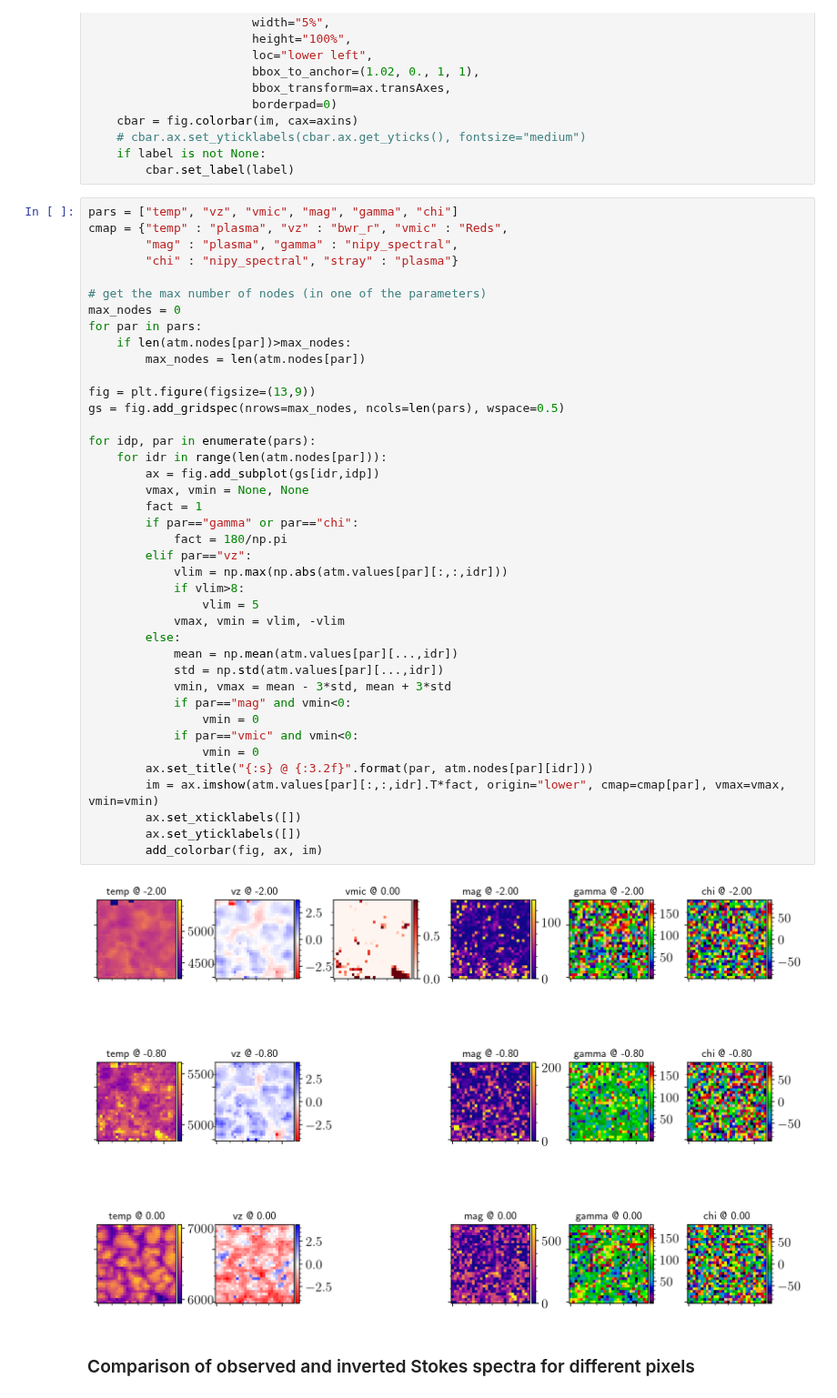
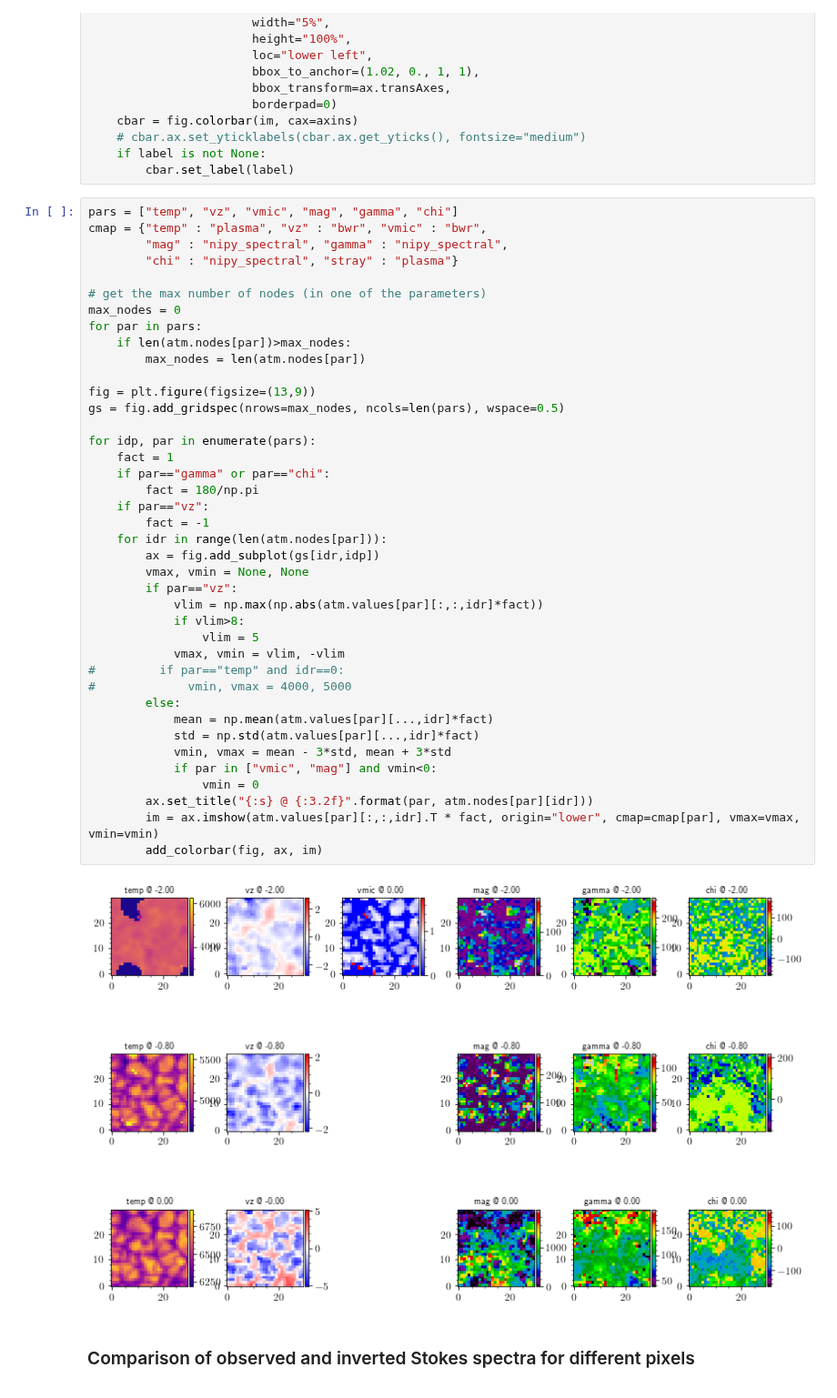
Before and after one commit to dvukadinovic/globin, a Jupyter notebook: vispec/inversion_inspect.ipynb, the cells around one changed output. Shown at 91% size. Cells and saved outputs as stored; diff of their text form.

```diff
--- a/vispec/inversion_inspect.ipynb
+++ b/vispec/inversion_inspect.ipynb
@@ -88,46 +91,46 @@ def add_colorbar(fig, ax, im, label=None):
         cbar.set_label(label)
 # %%
 pars = ["temp", "vz", "vmic", "mag", "gamma", "chi"]
-cmap = {"temp" : "plasma", "vz" : "bwr_r", "vmic" : "Reds",
-        "mag" : "plasma", "gamma" : "nipy_spectral",
+cmap = {"temp" : "plasma", "vz" : "bwr", "vmic" : "bwr",
+        "mag" : "nipy_spectral", "gamma" : "nipy_spectral",
         "chi" : "nipy_spectral", "stray" : "plasma"}
 
 # get the max number of nodes (in one of the parameters)
 max_nodes = 0
 for par in pars:
     if len(atm.nodes[par])>max_nodes:
         max_nodes = len(atm.nodes[par])
 
 fig = plt.figure(figsize=(13,9))
 gs = fig.add_gridspec(nrows=max_nodes, ncols=len(pars), wspace=0.5)
 
 for idp, par in enumerate(pars):
+    fact = 1
+    if par=="gamma" or par=="chi":
+        fact = 180/np.pi
+    if par=="vz":
+        fact = -1
     for idr in range(len(atm.nodes[par])):
         ax = fig.add_subplot(gs[idr,idp])
         vmax, vmin = None, None
-        fact = 1
-        if par=="gamma" or par=="chi":
-            fact = 180/np.pi
-        elif par=="vz":
-            vlim = np.max(np.abs(atm.values[par][:,:,idr]))
+        if par=="vz":
+            vlim = np.max(np.abs(atm.values[par][:,:,idr]*fact))
             if vlim>8:
                 vlim = 5
             vmax, vmin = vlim, -vlim
+#         if par=="temp" and idr==0:
+#             vmin, vmax = 4000, 5000
         else:
-            mean = np.mean(atm.values[par][...,idr])
-            std = np.std(atm.values[par][...,idr])
+            mean = np.mean(atm.values[par][...,idr]*fact)
+            std = np.std(atm.values[par][...,idr]*fact)
             vmin, vmax = mean - 3*std, mean + 3*std
-            if par=="mag" and vmin<0:
-                vmin = 0
-            if par=="vmic" and vmin<0:
+            if par in ["vmic", "mag"] and vmin<0:
                 vmin = 0
         ax.set_title("{:s} @ {:3.2f}".format(par, atm.nodes[par][idr]))
-        im = ax.imshow(atm.values[par][:,:,idr].T*fact, origin="lower", cmap=cmap[par], vmax=vmax, vmin=vmin)
-        ax.set_xticklabels([])
-        ax.set_yticklabels([])
+        im = ax.imshow(atm.values[par][:,:,idr].T * fact, origin="lower", cmap=cmap[par], vmax=vmax, vmin=vmin)
         add_colorbar(fig, ax, im)
 # %% [output]
-[figure, old version]
+[figure, new version]
 # %% [markdown]
 ### Comparison of observed and inverted Stokes spectra for different pixels
 # %%
```
Also changed, not shown: parts of 9 cells of this notebook.
